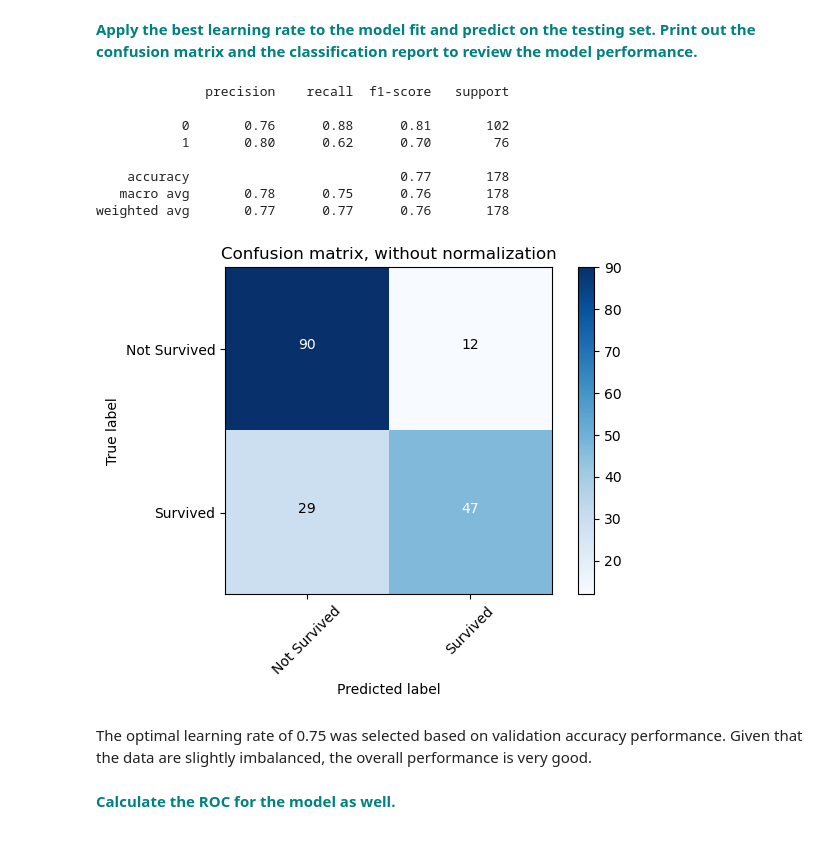
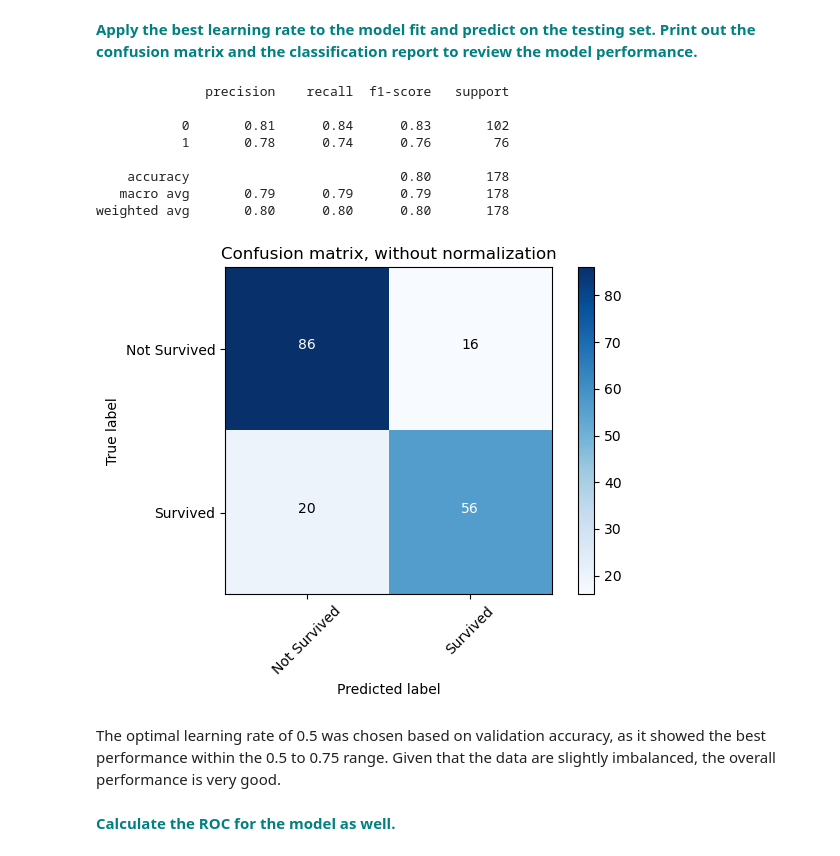
Before and after one commit to sookhyun/mini-projects, a Jupyter notebook: 14.5.Gradient_Boosting_Case_Study.ipynb, the cells around one changed output. Cells and saved outputs as stored; diff of their text form; code cells hidden in the pictures.

```diff
--- a/14.5.Gradient_Boosting_Case_Study.ipynb
+++ b/14.5.Gradient_Boosting_Case_Study.ipynb
@@ -260,47 +260,47 @@ Accuracy score (validation): 0.764
 # %% [markdown]
 **<font color='teal'>Apply the best learning rate to the model fit and predict on the testing set. Print out the confusion matrix and the classification report to review the model performance.</font>**
 # %%
-best_learning_rate = 0.75
+best_learning_rate = 0.5
 gb = GradientBoostingClassifier(n_estimators=20, learning_rate = best_learning_rate, max_features=2, max_depth = 2, random_state = 1)
 gb.fit(X_train, y_train)
 y_pred = gb.predict(X_test)
 y_prob = gb.predict_proba(X_test)[:,1]
 
 
 print(classification_report(y_test, y_pred))
 
 # Compute confusion matrix
 cnf_matrix = confusion_matrix(y_test, y_pred)
 np.set_printoptions(precision=2)
 
 class_names=['Not Survived', 'Survived']
 fmt = 'd'
 thresh = cnf_matrix.max() / 2.
 for i, j in itertools.product(range(cnf_matrix.shape[0]), range(cnf_matrix.shape[1])):
     plt.text(j, i, format(cnf_matrix[i, j], fmt),
         horizontalalignment="center",
         color="white" if cnf_matrix[i, j] > thresh else "black")
 plt.imshow(cnf_matrix, interpolation='nearest', cmap=plt.cm.Blues)
 plt.title('Confusion matrix, without normalization')
 plt.colorbar()
 tick_marks = np.arange(len(class_names))
 plt.xticks(tick_marks, class_names, rotation=45)
 plt.yticks(tick_marks, class_names)
 plt.ylabel('True label')
 plt.xlabel('Predicted label')
 plt.tight_layout()
 # %% [output]
               precision    recall  f1-score   support
 
-           0       0.76      0.88      0.81       102
-           1       0.80      0.62      0.70        76
+           0       0.81      0.84      0.83       102
+           1       0.78      0.74      0.76        76
 
-    accuracy                           0.77       178
-   macro avg       0.78      0.75      0.76       178
-weighted avg       0.77      0.77      0.76       178
+    accuracy                           0.80       178
+   macro avg       0.79      0.79      0.79       178
+weighted avg       0.80      0.80      0.80       178
-[figure, old version]
+[figure, new version]
 # %% [markdown]
-The optimal learning rate of 0.75 was selected based on validation accuracy performance. Given that the data are slightly imbalanced, the overall performance is very good.
+The optimal learning rate of 0.5 was chosen based on validation accuracy, as it showed the best performance within the 0.5 to 0.75 range. Given that the data are slightly imbalanced, the overall performance is very good.
 # %% [markdown]
 **<font color='teal'>Calculate the ROC for the model as well.</font>**
 # %%
```
Also changed, not shown: parts of 1 cell of this notebook.
